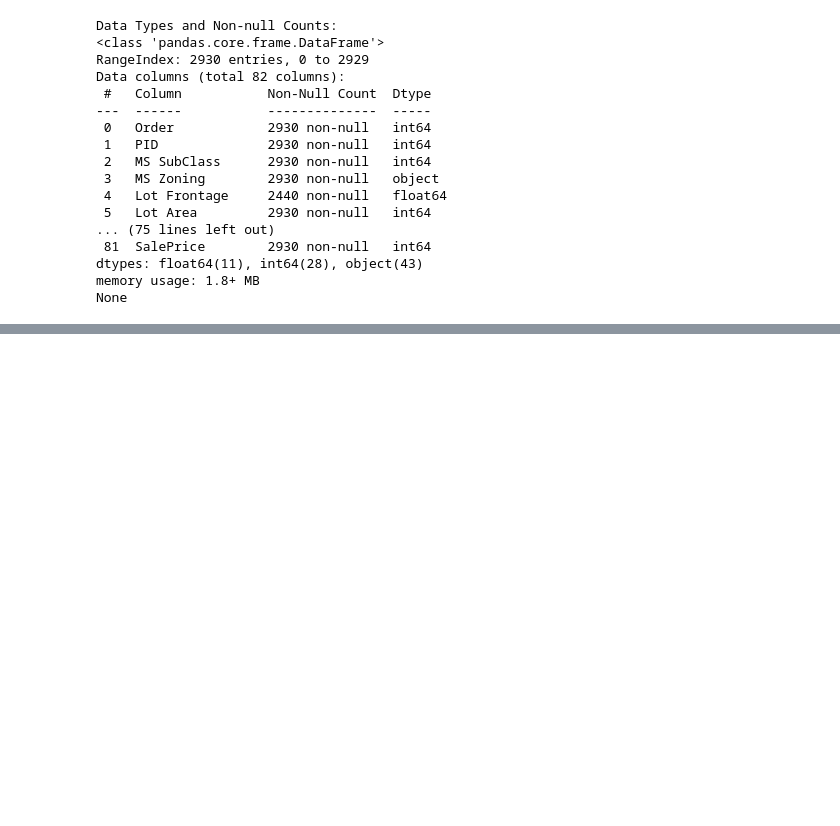
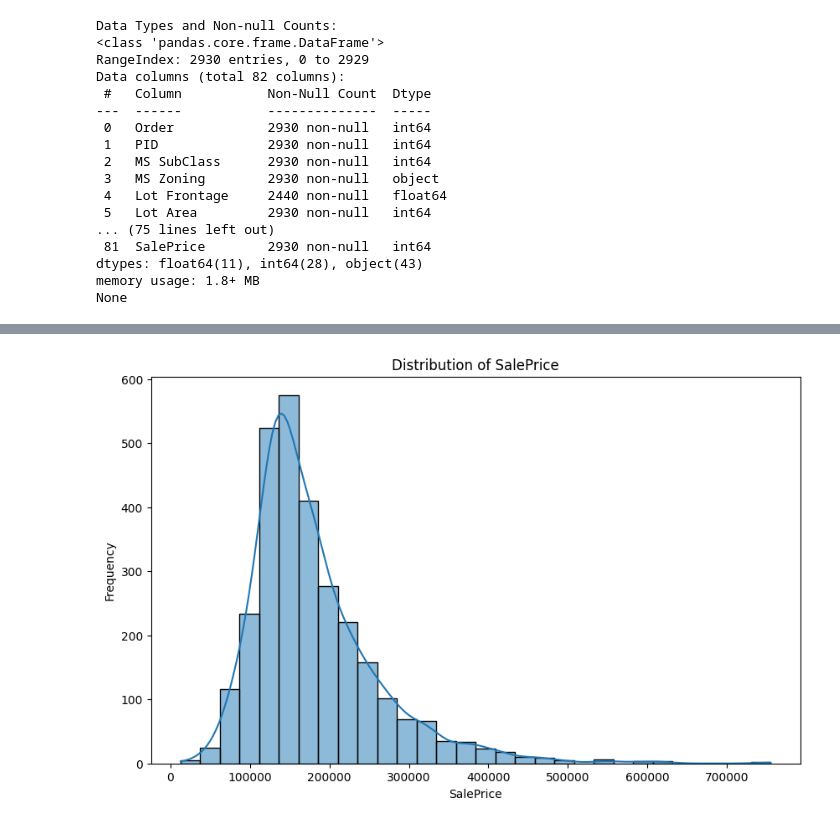
Before and after one commit to tiana-sky/end-to-end-ML-project, a Jupyter notebook: 2-analysis/EDA.ipynb, the cells around one changed output, grey strips where cells are left out. Cells and saved outputs as stored; diff of their text form; code cells hidden in the pictures; blank space fills up the shorter version.

```diff
--- a/2-analysis/EDA.ipynb
+++ b/2-analysis/EDA.ipynb
@@ -38,0 +184,8 @@ None
+# %%
+# Step 3: Univariate Analysis
+# -----------------------------------
+# Analyzing a Numerical Feature
+univariate_analyzer = UnivariateAnalyzer(NumericalUnivariateAnalysis())
+univariate_analyzer.execute_analysis(df, 'SalePrice')
+# %% [output]
+[figure, added]
```
Also changed, not shown: parts of 12 cells of this notebook, 6 other files.
